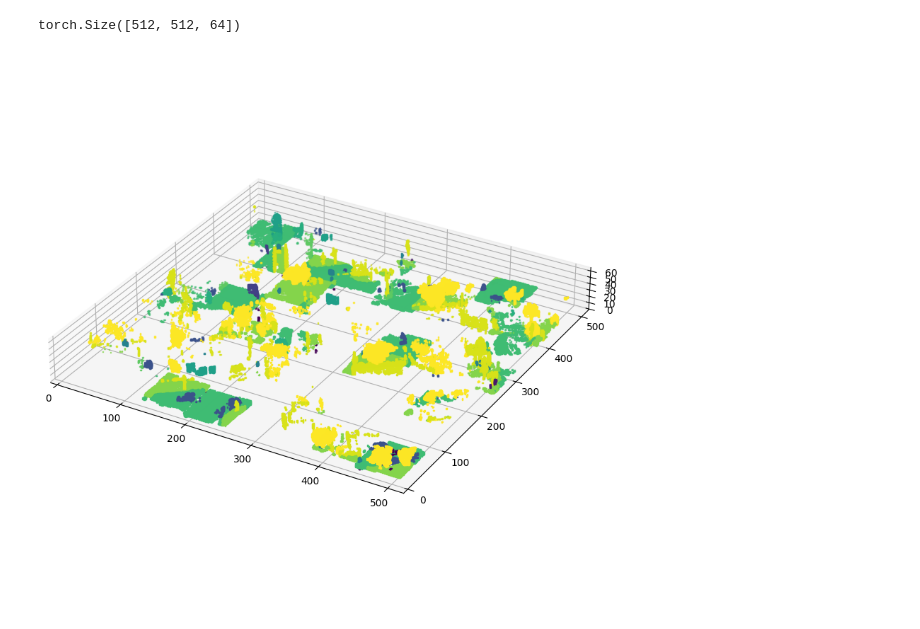
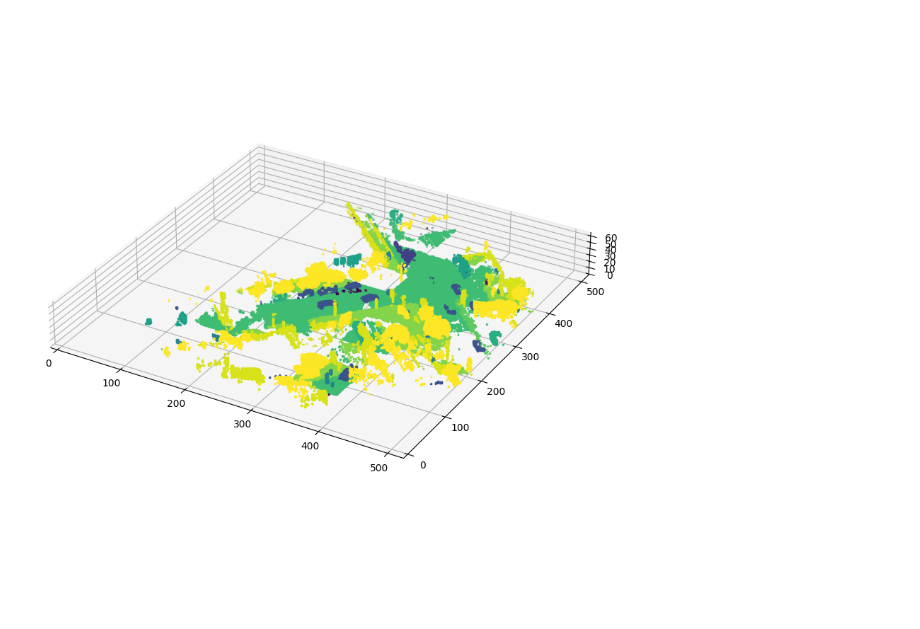
Before and after one commit to chengzegang/occupancy, a Jupyter notebook: draft.ipynb, the cells around one changed output. Cells and saved outputs as stored; diff of their text form; code cells hidden in the pictures.

```diff
--- a/draft.ipynb
+++ b/draft.ipynb
@@ -10,15 +10,18 @@ import torch.nn.functional as F
 import matplotlib.pyplot as plt
 from torch import Tensor
 # %%
-def occ_shuffle(occ: Tensor, cube_size: int = 32):
+def occ_shuffle(occ: Tensor, cube_size: int = 32, shuffle_rato: float = 0.2):
     total_cubes = (occ.shape[-3] // cube_size) * (occ.shape[-2] // cube_size) * (occ.shape[-1] // cube_size)
+    total_shuffle = int(total_cubes * shuffle_rato)
     cubes = torch.zeros(occ.shape[0], occ.shape[1], total_cubes, cube_size, cube_size, cube_size)
     for i in range(occ.shape[-3] // cube_size):
         for j in range(occ.shape[-2] // cube_size):
             for k in range(occ.shape[-1] // cube_size):
                 ind = i * (occ.shape[-2] // cube_size) * (occ.shape[-1] // cube_size) + j * (occ.shape[-1] // cube_size) + k
                 cubes[:, :, ind] = occ[:, :, i * cube_size:(i + 1) * cube_size, j * cube_size:(j + 1) * cube_size, k * cube_size:(k + 1) * cube_size]
-    cubes = cubes[:, :, torch.randperm(cubes.shape[2])]
+    ind_to_shuffle = torch.randperm(total_cubes)[:total_shuffle]
+    shuffle_ind = torch.randperm(total_shuffle)
+    cubes[:, :, ind_to_shuffle] = cubes[:, :, ind_to_shuffle][:, :, shuffle_ind]
     shuffled = torch.zeros_like(occ)
     for i in range(occ.shape[-3] // cube_size):
         for j in range(occ.shape[-2] // cube_size):
@@ -29,20 +32,19 @@ def occ_shuffle(occ: Tensor, cube_size: int = 32):
 # %%
 occ = nusc[12]
 occ = F.interpolate(occ.unsqueeze(0).float(), scale_factor=2, mode='trilinear', align_corners=True).squeeze(0).argmax(0)
 occ = F.one_hot(occ, num_classes=18).permute(3, 0, 1, 2).argmax(0)
-occ = occ_shuffle(occ[None, None, ...], 64)[0, 0]
+occ = occ_shuffle(occ[None, None, ...], 64,0.2)[0, 0]
 i,j,k = torch.where(occ)
 c = occ[i,j,k]
 fig = plt.figure(figsize=(10,10))
 ax = fig.add_subplot(111, projection='3d')
 ax.scatter(i,j,k, c=c, marker='s', s=1)
 ax.set_xlim(0, occ.shape[-3])
 ax.set_ylim(0, occ.shape[-2])
 ax.set_zlim(0, occ.shape[-1])
 ax.set_box_aspect((1,1,occ.shape[-1]/occ.shape[-2]))
 # %% [output]
-torch.Size([512, 512, 64])
-[figure, old version]
+[figure, new version]
 # %%
 from diffusers import AutoencoderKL
 
```
Also changed, not shown: 2 other files.
